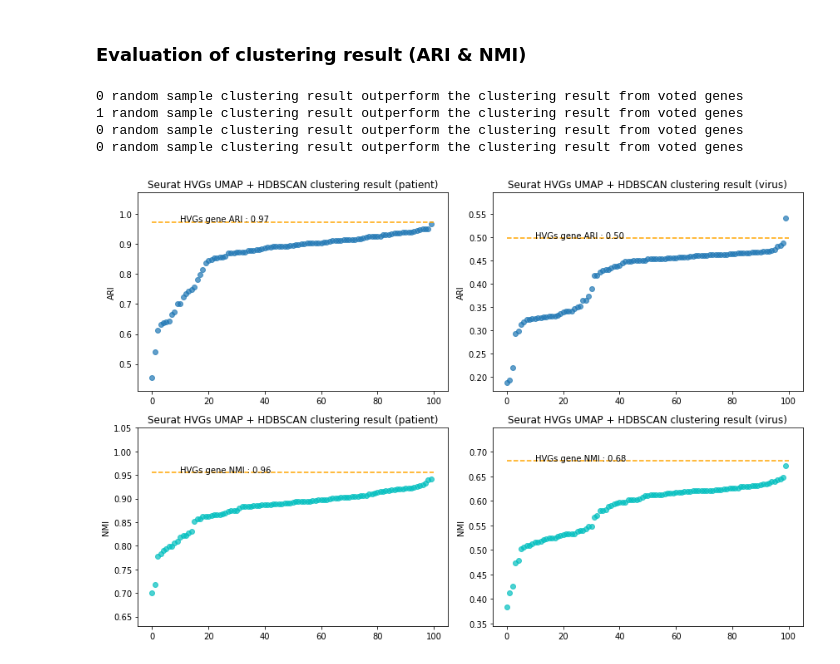
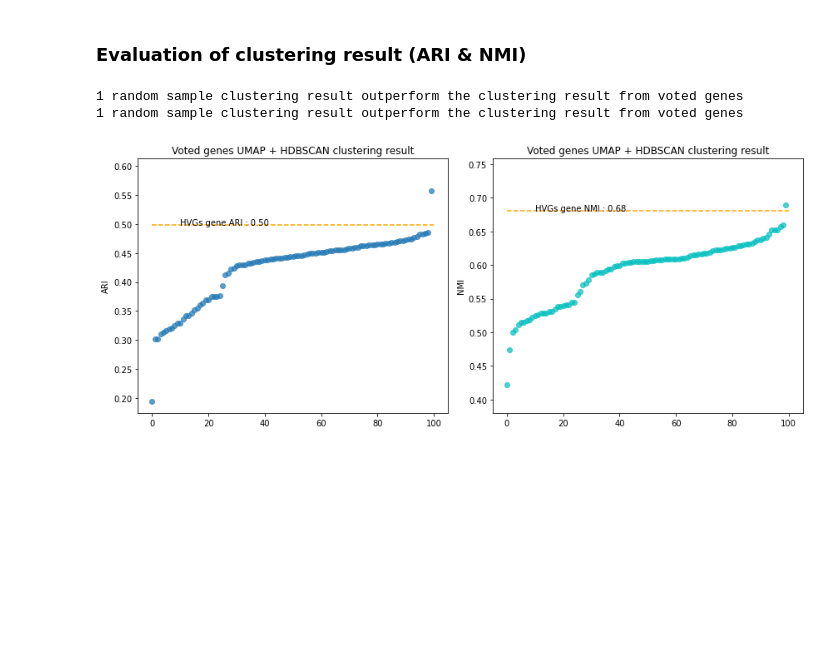
Before and after one commit to brucewu1996/LIHC-Anomaly-detection, a Jupyter notebook: notebook/scRNA_clustering_comparison.ipynb, the cells around one changed output. Saved outputs shown, nothing was run; the diff lists cells and outputs as text; code cells hidden in the pictures; blank space fills up the shorter version.

```diff
--- a/notebook/scRNA_clustering_comparison.ipynb
+++ b/notebook/scRNA_clustering_comparison.ipynb
@@ -144,38 +144,37 @@ res = calculate_scanpy_leiden_clustering_result(exp_m.loc[voted_gene,:].T,metada
 # %%
 import matplotlib.pyplot as plt
 # %%
-patient_df = pd.read_csv("/home/bruce1996/data/LIHC_anomaly_detection/manuscript/material/scRNA_measurement/patient_seurat_hvg_random_sampling_cluster_result.txt",sep='\t',index_col=0)
-virus_df = pd.read_csv("/home/bruce1996/data/LIHC_anomaly_detection/manuscript/material/scRNA_measurement/virus_seurat_hvg_random_sampling_cluster_result.txt",sep='\t',index_col=0)
+patient_df = pd.read_csv("/home/bruce1996/data/LIHC_anomaly_detection/manuscript/material/scRNA_measurement/patient_random_sampling_hbscan_cluster_result.txt",sep='\t',index_col=0)
+virus_df = pd.read_csv("/home/bruce1996/data/LIHC_anomaly_detection/manuscript/material/scRNA_measurement/virus_random_sampling_hbscan_cluster_result.txt",sep='\t',index_col=0)
 # %%
-fig,axs = plt.subplots(2,2,figsize = (12,8))
+fig,axs = plt.subplots(1,2,figsize = (12,5))
 axes = axs.ravel()
+condition = 'virus'
 
 for m_idx,metric in enumerate(['ARI','NMI']) :
-    for c_idx,clustering in enumerate(['patient','virus']) :
-        ax = axes[m_idx*2+c_idx]
-        if clustering == 'patient':
-            metric_result = patient_df[metric].values
-        else :
-            metric_result = virus_df[metric].values
+    ax = axes[m_idx]
+    if condition == 'patient':
+        metric_result = patient_df[metric].values
+    else :
+        metric_result = virus_df[metric].values
 
-        voted_res = metric_result[-1]
-        random_res = sorted(metric_result[:100])
-        print("%d random sample clustering result outperform the clustering result from voted genes" % sum(random_res > voted_res))
-        x = np.arange(100)
-        if metric == 'NMI' :
-            ax.scatter(x,random_res,alpha=0.7,c='c')
-        else :
-            ax.scatter(x,random_res,alpha=0.7)
-        ax.hlines(y=voted_res,xmin=0,xmax=100,linestyles='--',colors='orange')
-        ax.set_ylabel(metric)
-        ax.set_title("Seurat HVGs UMAP + HDBSCAN clustering result (%s)" % clustering)
-        ax.set_ylim([random_res[0] * 0.9,max(metric_result)*1.1])
-        ax.text(10,voted_res,"HVGs gene %s : %0.2f" % (metric,voted_res))
-    plt.tight_layout()
-plt.savefig("/home/bruce1996/data/LIHC_anomaly_detection/manuscript/material/scRNA_measurement/seurat_hvg_random_sampling_cluster_result.png",dpi=300,bbox_inches='tight')
+    voted_res = metric_result[-1]
+    random_res = sorted(metric_result[:100])
+    print("%d random sample clustering result outperform the clustering result from voted genes" % sum(random_res > voted_res))
+    x = np.arange(100)
+    if metric == 'NMI' :
+        ax.scatter(x,random_res,alpha=0.7,c='c')
+    else :
+        ax.scatter(x,random_res,alpha=0.7)
+    ax.hlines(y=voted_res,xmin=0,xmax=100,linestyles='--',colors='orange')
+    ax.set_ylabel(metric)
+    ax.set_title("Voted genes UMAP + HDBSCAN clustering result")
+    ax.set_ylim([random_res[0] * 0.9,max(metric_result)*1.1])
+    ax.text(10,voted_res,"HVGs gene %s : %0.2f" % (metric,voted_res))
+plt.tight_layout()
+plt.savefig("/home/bruce1996/data/LIHC_anomaly_detection/manuscript/material/scRNA_measurement/voted_genes_random_sampling_cluster_result_%s.pdf" % condition,
+    format='pdf',dpi=300,bbox_inches='tight')
 # %% [output]
-0 random sample clustering result outperform the clustering result from voted genes
 1 random sample clustering result outperform the clustering result from voted genes
-0 random sample clustering result outperform the clustering result from voted genes
-0 random sample clustering result outperform the clustering result from voted genes
+1 random sample clustering result outperform the clustering result from voted genes
-[figure, old version]
+[figure, new version]
```
Also changed, not shown: parts of 2 cells of this notebook, 3 other files.
